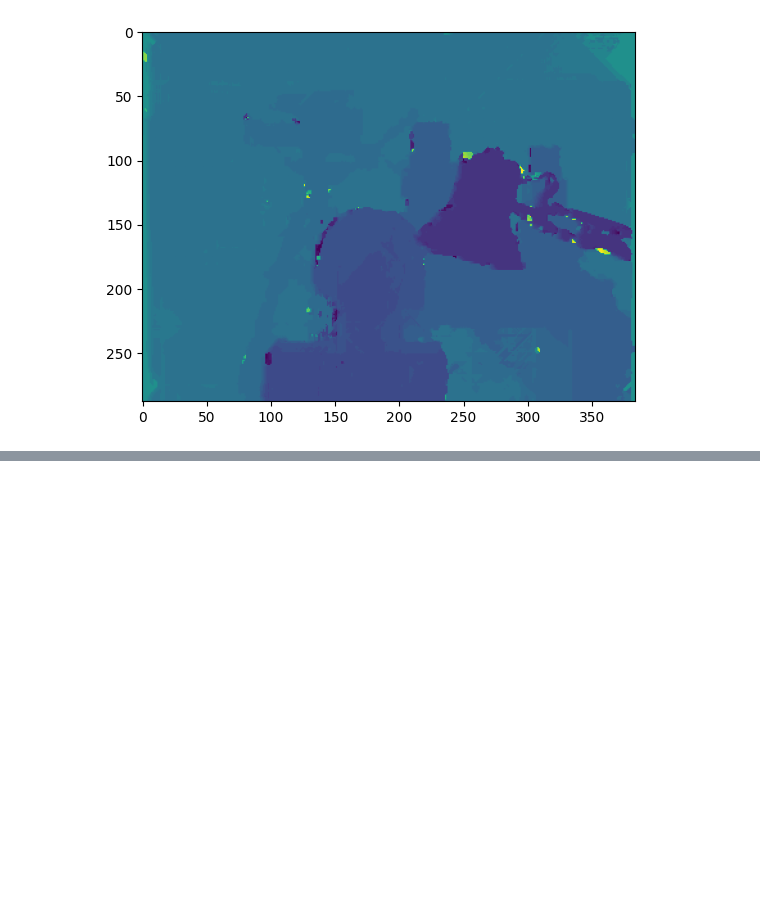
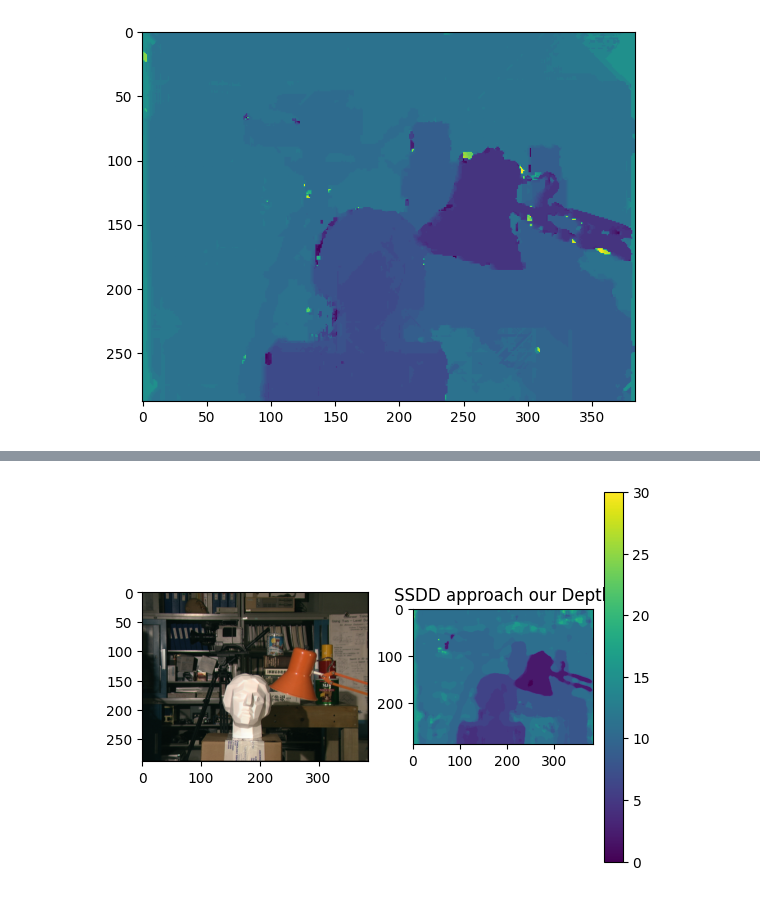
Before and after one commit to nadavo11/computer_vision_stereo_matching, a Jupyter notebook: tsst.ipynb, the cells around one changed output, grey strips where cells are left out. Drawn from its saved outputs; the diff is of its cells as text; code cells hidden in the pictures; blank space fills up the shorter version.

```diff
--- a/tsst.ipynb
+++ b/tsst.ipynb
@@ -388,0 +446,8 @@ plt.imshow(sgm)
+# %%
+labling = solution.naive_labeling(old_ssdd)
+
+our_labling = median_filter(labling, size=11)
+
+plot_depth_map(our_labling, 'SSDD approach our Depth')
+# %% [output]
+[figure, added]
```
Also changed, not shown: parts of 14 cells of this notebook, 5 other files.
